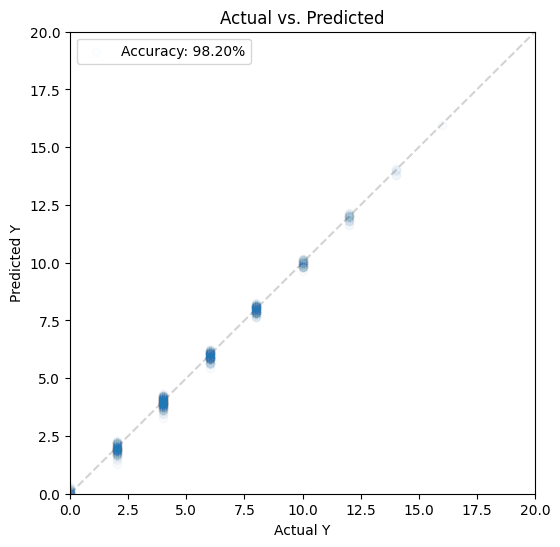
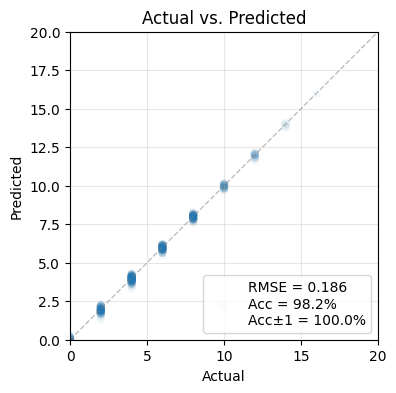
Code edit (unified diff) that turned the first committed figure into the second:
--- before
+++ after
@@ -1,14 +1,5 @@
-# Actual vs. Predicted Plot
-plt.figure(figsize=(6, 6))
-plt.scatter(y_test, y_test_hat, alpha=10/X_test.shape[0])
-plt.xlabel("Actual Y")
-plt.ylabel("Predicted Y")
-plt.title("Actual vs. Predicted")
-plt.plot([0, 20], [0, 20], '--', color="lightgrey", zorder=0)
-
-plt.ylim(0, 20)
-plt.xlim(0, 20)
-
-accuracy = np.mean(y_test == np.rint(y_test_hat))
-
-plt.legend([f'Accuracy: {accuracy*100:.2f}%'])
+plot_prediction_scatter(
+    y_test,
+    y_test_hat,
+    title="Actual vs. Predicted",
+)

Commit: refactoring hyperparameter optimization